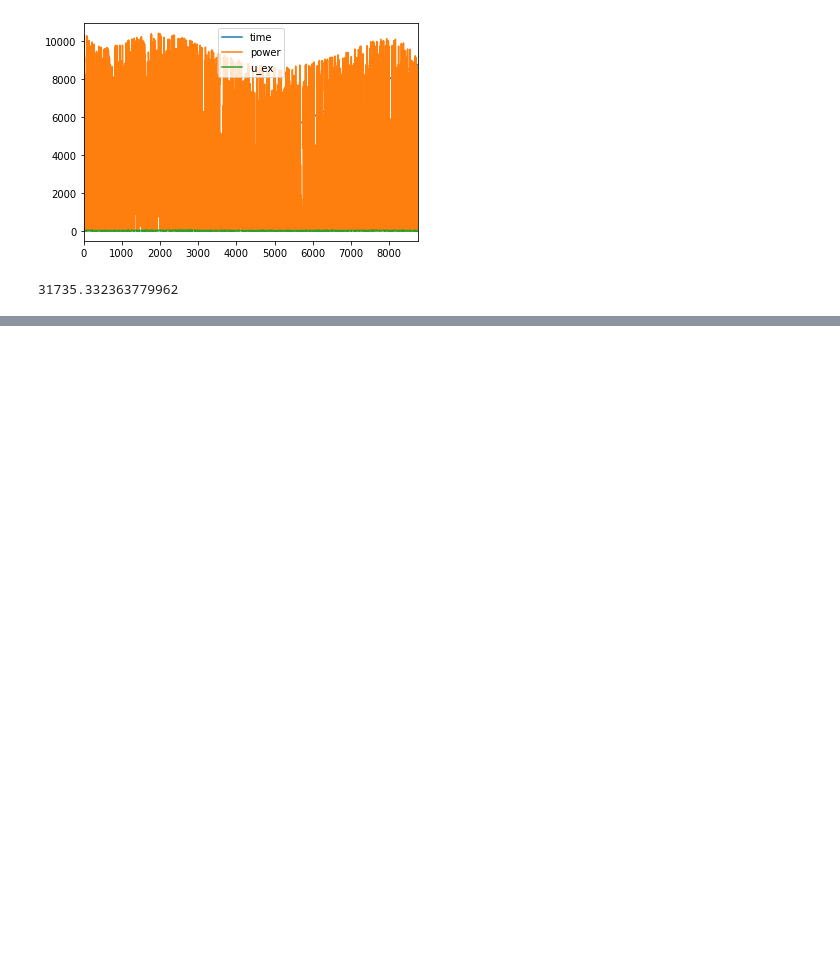
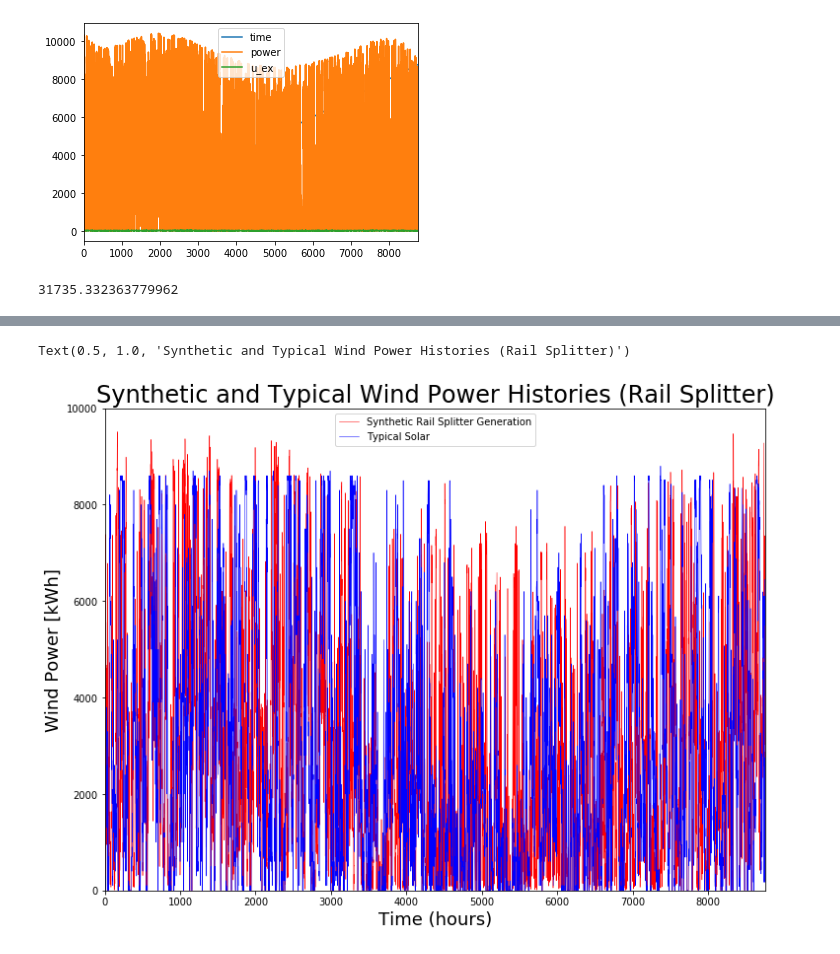
Before and after one commit to arfc/pride, a Jupyter notebook: data_processing/railsplitter_data.ipynb, the cells around one changed output, grey strips where cells are left out. Drawn from its saved outputs; the diff is of its cells as text; code cells hidden in the pictures; blank space fills up the shorter version.

```diff
--- a/data_processing/railsplitter_data.ipynb
+++ b/data_processing/railsplitter_data.ipynb
@@ -66,0 +327,18 @@ power_model['power'].sum()/1000
+# %%
+synthetic_history = pd.read_csv(path+"RailSplitterHistories_2.csv")
+# %%
+# plot synthetic history
+fig,ax = plt.subplots(1,1,figsize=(12,9), edgecolor='k', facecolor='w')
+ax.plot(synthetic_history['time'], synthetic_history['mw']*1000,
+         color='r',lw = 0.5, label='Synthetic Rail Splitter Generation')
+ax.plot(typical_railsplitter['time'], typical_railsplitter['mw']*1000,
+         color='b', lw=0.5, label='Typical Solar')
+ax.set_ylabel("Wind Power [kWh]", fontsize=18)
+ax.set_xlabel("Time (hours)", fontsize=18)
+ax.set_ylim(0,10000)
+ax.set_xlim(0,8760)
+ax.legend()
+ax.set_title("Synthetic and Typical Wind Power Histories (Rail Splitter)", fontsize=24)
+# %% [output]
+Text(0.5, 1.0, 'Synthetic and Typical Wind Power Histories (Rail Splitter)')
+[figure, added]
```
Also changed, not shown: parts of 24 cells of this notebook, 2 other files.
